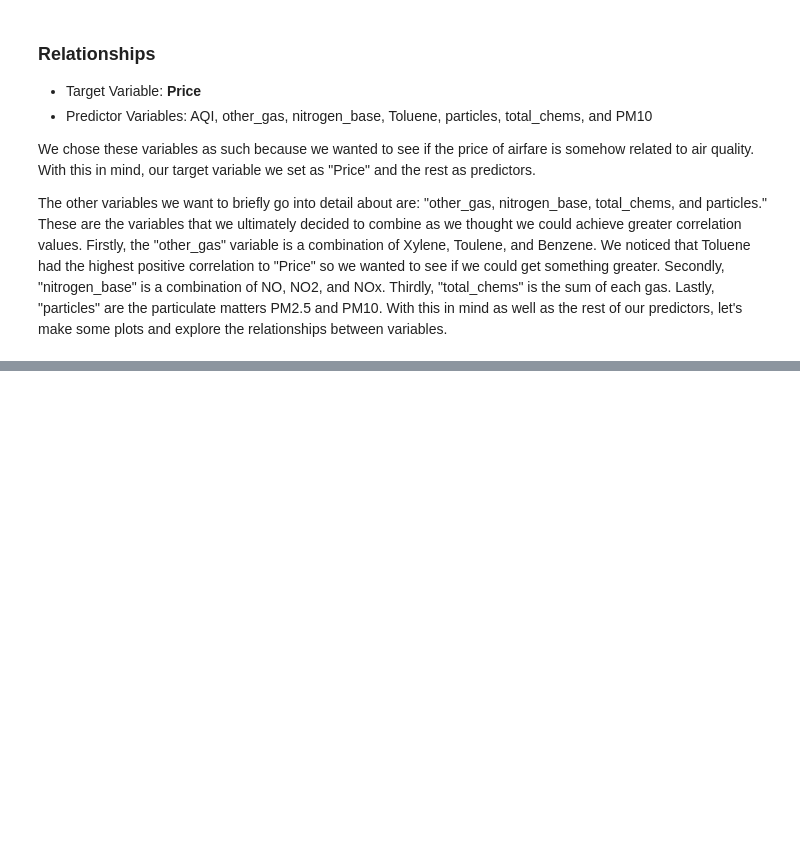
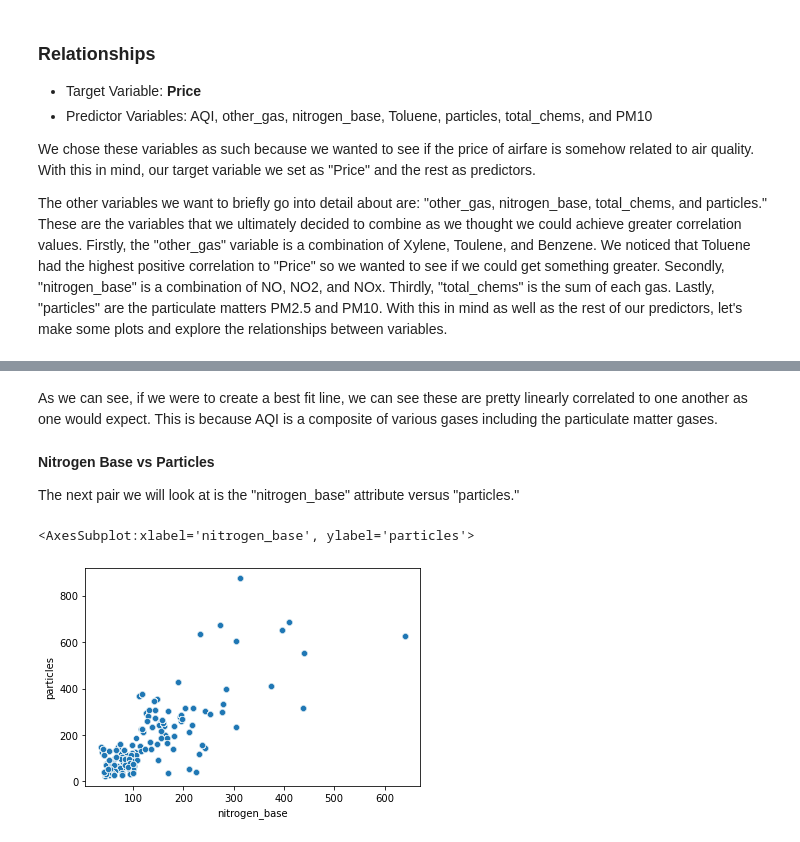
Before and after one commit to calebm00re/22ML-project2, a Jupyter notebook: Project02_pt2.ipynb, the cells around one changed output, grey strips where cells are left out. Saved outputs shown, nothing was run; the diff lists cells and outputs as text; code cells hidden in the pictures; blank space fills up the shorter version.

```diff
--- a/Project02_pt2.ipynb
+++ b/Project02_pt2.ipynb
@@ -462,0 +485,11 @@ In this pair of variables, we can see they
+# %% [markdown]
+As we can see, if we were to create a best fit line, we can see these are pretty linearly correlated to one another as one would expect. This is because AQI is a composite of various gases including the particulate matter gases.
+# %% [markdown]
+__Nitrogen Base vs Particles__
+
+The next pair we will look at is the "nitrogen_base" attribute versus "particles."
+# %%
+sns.scatterplot(data=res, x="nitrogen_base", y="particles")
+# %% [output]
+<AxesSubplot:xlabel='nitrogen_base', ylabel='particles'>
+[figure, added]
```
Also changed, not shown: parts of 17 cells of this notebook.
